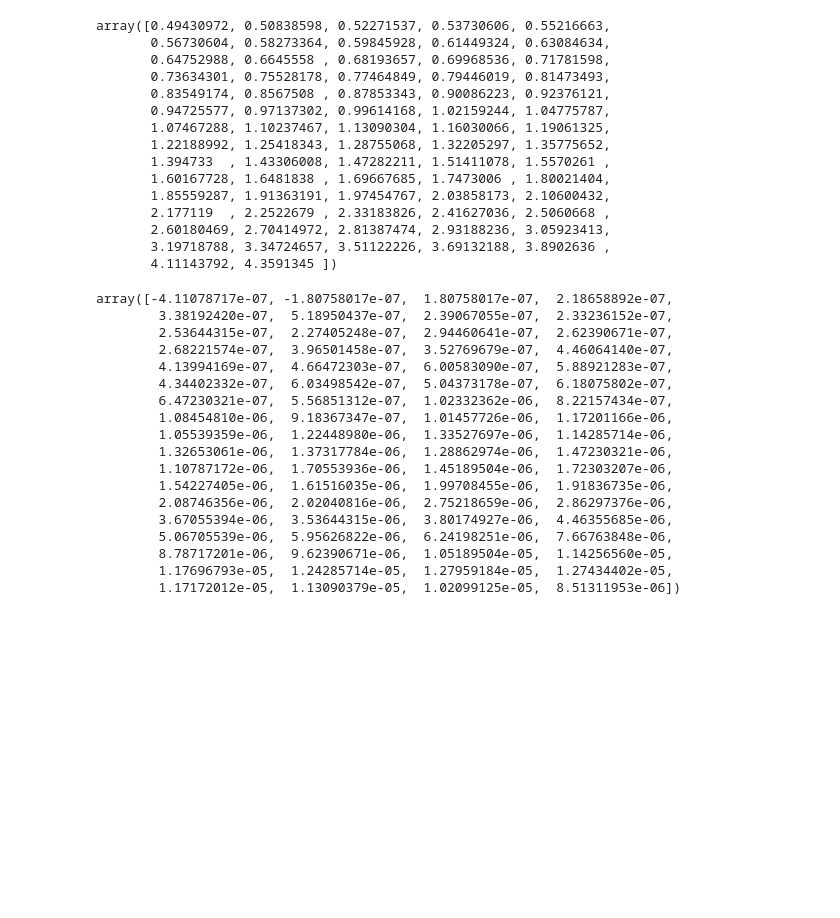
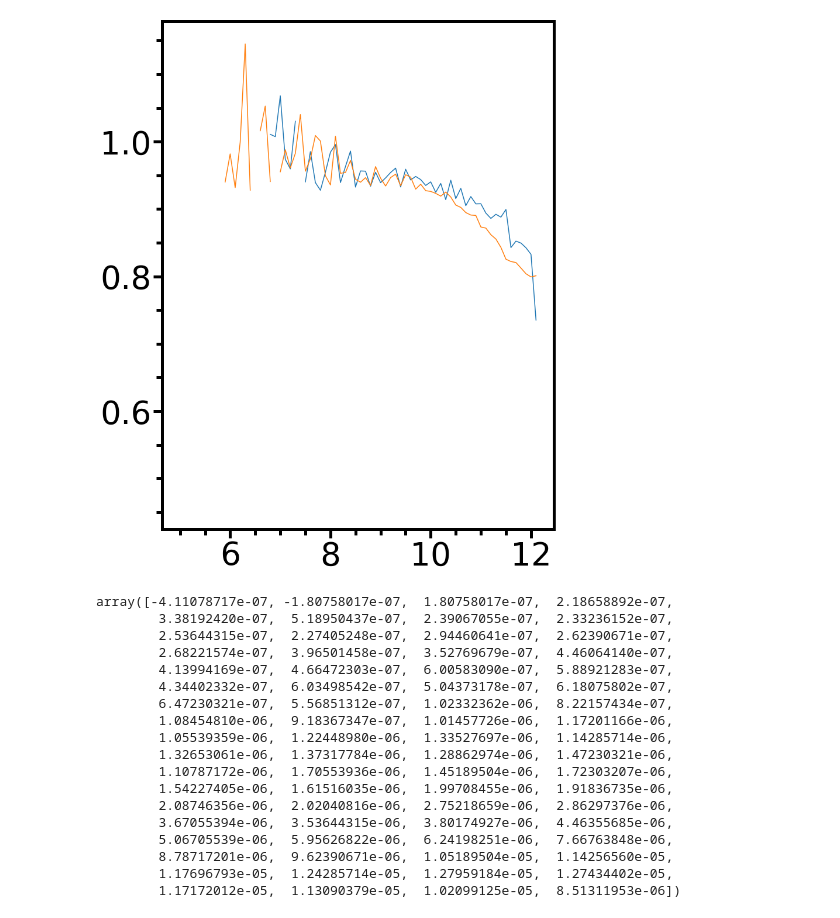
Before and after one commit to lorenzozanisi/SizeModels, a Jupyter notebook: src/Continuity.ipynb, the cells around one changed output. Saved outputs shown, nothing was run; the diff lists cells and outputs as text; code cells hidden in the pictures; blank space fills up the shorter version.

```diff
--- a/src/Continuity.ipynb
+++ b/src/Continuity.ipynb
@@ -206,21 +212,27 @@ plt.subplots_adjust(wspace=0.4)
-# %%
-redshifts
-# %% [output]
-array([0.49430972, 0.50838598, 0.52271537, 0.53730606, 0.55216663,
-       0.56730604, 0.58273364, 0.59845928, 0.61449324, 0.63084634,
-       0.64752988, 0.6645558 , 0.68193657, 0.69968536, 0.71781598,
-       0.73634301, 0.75528178, 0.77464849, 0.79446019, 0.81473493,
-       0.83549174, 0.8567508 , 0.87853343, 0.90086223, 0.92376121,
-       0.94725577, 0.97137302, 0.99614168, 1.02159244, 1.04775787,
-       1.07467288, 1.10237467, 1.13090304, 1.16030066, 1.19061325,
-       1.22188992, 1.25418343, 1.28755068, 1.32205297, 1.35775652,
-       1.394733  , 1.43306008, 1.47282211, 1.51411078, 1.5570261 ,
-       1.60167728, 1.6481838 , 1.69667685, 1.7473006 , 1.80021404,
-       1.85559287, 1.91363191, 1.97454767, 2.03858173, 2.10600432,
-       2.177119  , 2.2522679 , 2.33183826, 2.41627036, 2.5060668 ,
-       2.60180469, 2.70414972, 2.81387474, 2.93188236, 3.05923413,
-       3.19718788, 3.34724657, 3.51122226, 3.69132188, 3.8902636 ,
-       4.11143792, 4.3591345 ])
+# %%
+dt = 0.1
+maxDt = 1
+N = int(maxDt/dt)
+deltas = np.arange(0.1,N*dt,dt)
+sizeincrease = {model_lab : np.zeros((N,len(times))) for model_lab in dictionary_models.keys()}
+for model_lab in sizeincrease.keys():
+    for i in range(1,N+1):
+        app = []
+        app1 = []
+        for t in range(len(times)-1,-1,-1):
+            Re_out_Q = Re_out[model_lab]['quenched'][t-i]
+            Re_out_SF = Re_out[model_lab]['star forming'][t]
+
+            app1.append(10**(Re_out_Q-Re_out_SF))
+        #offsets[model_lab][i] = np.flip(app)
+        sizeincrease[model_lab][i-1] = np.flip(app1)
+# %%
+for model_lab in sizeincrease.keys():
+
+    plt.plot(times,sizeincrease[model_lab][1], label='300')
+   # plt.plot(times,sizeincrease[model_lab][9], label='500')
+# %% [output]
+[figure, added]
 # %%
 def smooth(x):
     return pd.Series(x).rolling(window=4).mean()
```
Also changed, not shown: parts of 5 cells of this notebook, 4 other files.
